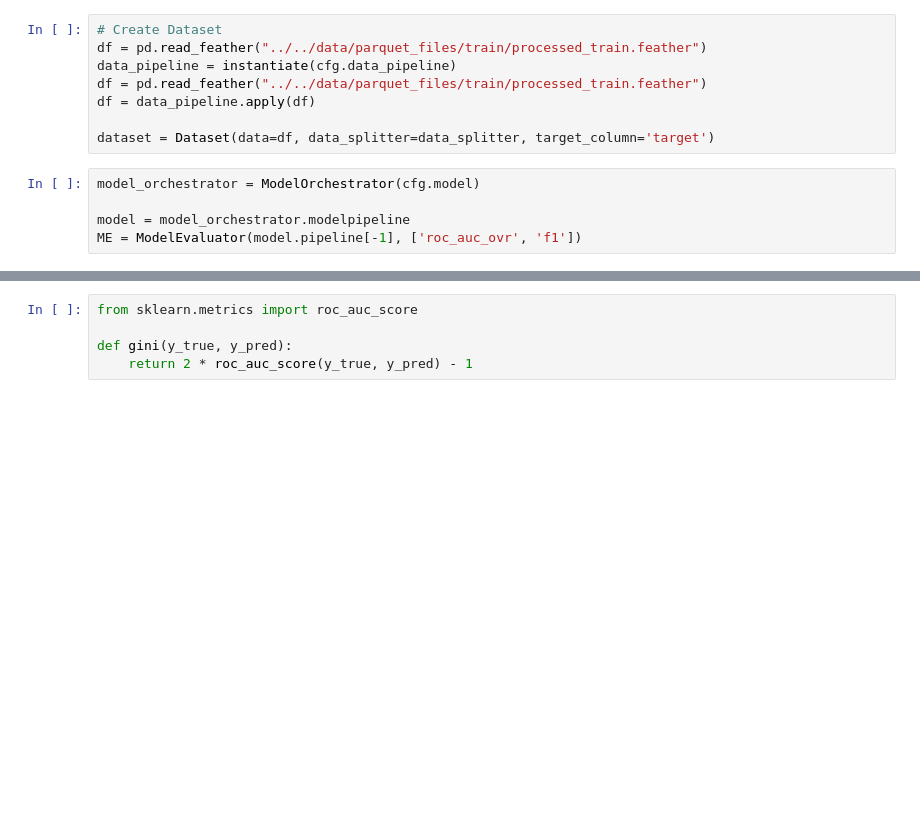
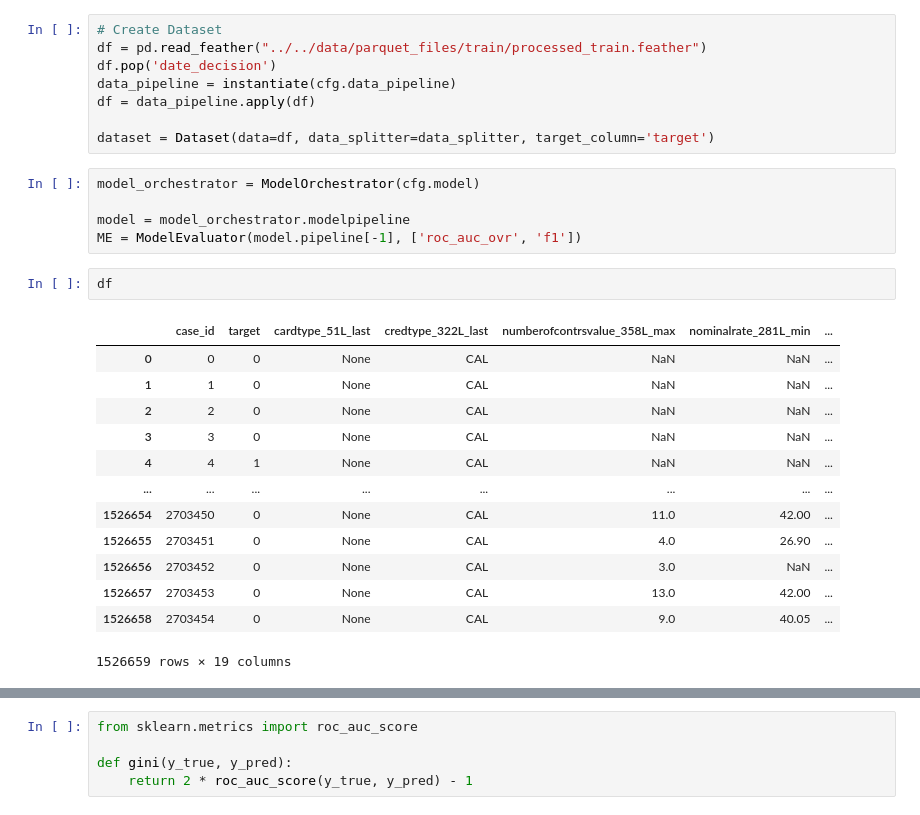
Before and after one commit to BartvanWoesik/home_credit, a Jupyter notebook: Notebooks/ModelEval/CV.ipynb, the cells around one changed output, grey strips where cells are left out. Cells and saved outputs as stored; diff of their text form; blank space fills up the shorter version.

```diff
--- a/Notebooks/ModelEval/CV.ipynb
+++ b/Notebooks/ModelEval/CV.ipynb
@@ -18,8 +18,8 @@ cfg = compose(config_name="config")
 # %%
 # Create Dataset
 df = pd.read_feather("../../data/parquet_files/train/processed_train.feather")
+df.pop('date_decision')
 data_pipeline = instantiate(cfg.data_pipeline)
-df = pd.read_feather("../../data/parquet_files/train/processed_train.feather")
 df = data_pipeline.apply(df)
 
 dataset = Dataset(data=df, data_splitter=data_splitter, target_column='target')
@@ -28,5 +28,21 @@ model_orchestrator = ModelOrchestrator(cfg.model)
 
 model = model_orchestrator.modelpipeline
 ME = ModelEvaluator(model.pipeline[-1], ['roc_auc_ovr', 'f1'])
+# %%
+df
+# %% [output]
+|  | case_id | target | cardtype_51L_last | credtype_322L_last | numberofcontrsvalue_358L_max | nominalrate_281L_min | ... |
+| 0 | 0 | 0 | None | CAL | NaN | NaN | ... |
+| 1 | 1 | 0 | None | CAL | NaN | NaN | ... |
+| 2 | 2 | 0 | None | CAL | NaN | NaN | ... |
+| 3 | 3 | 0 | None | CAL | NaN | NaN | ... |
+| 4 | 4 | 1 | None | CAL | NaN | NaN | ... |
+| ... | ... | ... | ... | ... | ... | ... | ... |
+| 1526654 | 2703450 | 0 | None | CAL | 11.0 | 42.00 | ... |
+| 1526655 | 2703451 | 0 | None | CAL | 4.0 | 26.90 | ... |
+| 1526656 | 2703452 | 0 | None | CAL | 3.0 | NaN | ... |
+| 1526657 | 2703453 | 0 | None | CAL | 13.0 | 42.00 | ... |
+| 1526658 | 2703454 | 0 | None | CAL | 9.0 | 40.05 | ... |
+1526659 rows × 19 columns
 # %%
 model.fit(dataset.X_train, dataset.y_train)
```
Also changed, not shown: parts of 14 cells of this notebook, 5 other files.
